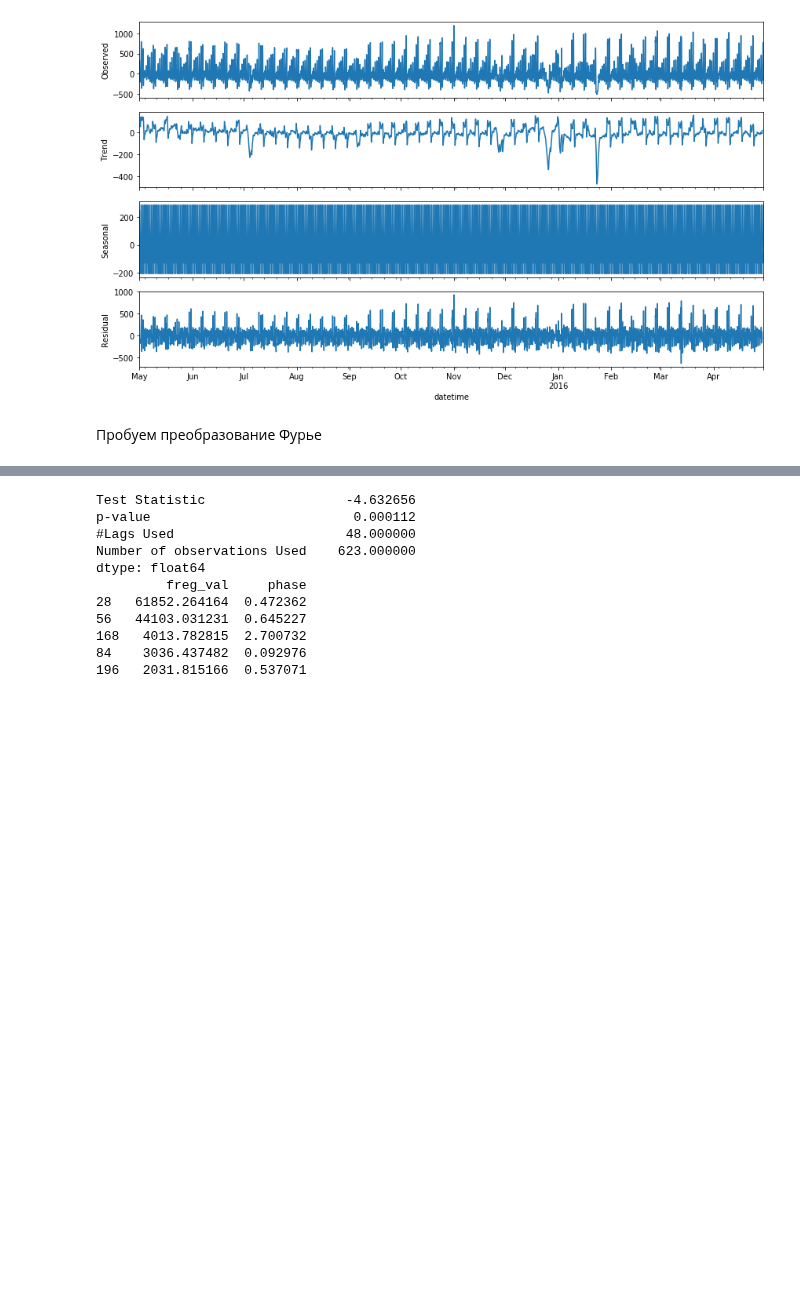
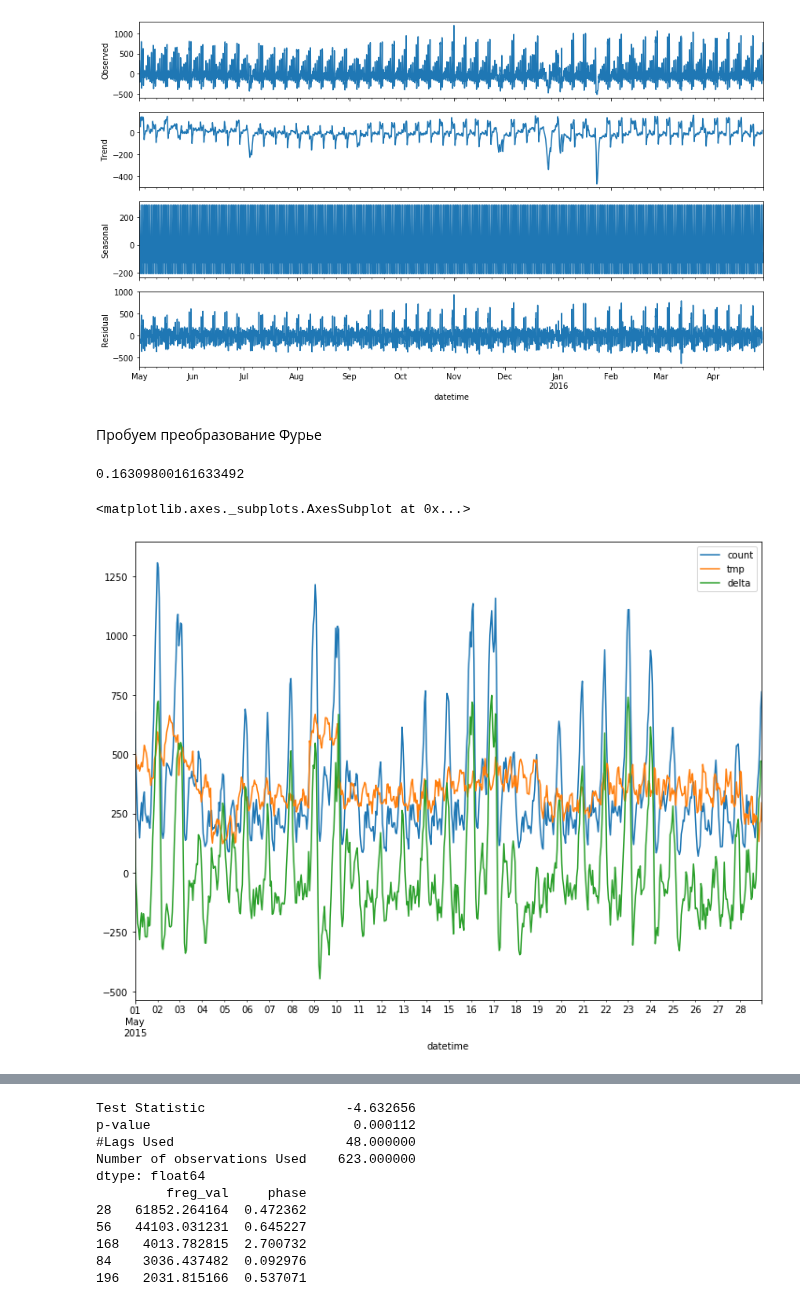
Before and after one commit to dminikorenb/DataLearning, a Jupyter notebook: 3-Taxi/dminik6_part3_w3.ipynb, the cells around one changed output, grey strips where cells are left out. Drawn from its saved outputs; the diff is of its cells as text; code cells hidden in the pictures; blank space fills up the shorter version.

```diff
--- a/3-Taxi/dminik6_part3_w3.ipynb
+++ b/3-Taxi/dminik6_part3_w3.ipynb
@@ -243,3 +243,48 @@ decomp.plot();
 [figure]
 # %% [markdown]
 Пробуем преобразование Фурье
+# %%
+# stmp = s.head(7*52*24).copy()
+stmp = s.head(7*4*24).copy()
+stmp = stmp.dropna()
+
+sample_freq = np.fft.fftfreq(stmp.shape[0], d=1)
+Y = np.fft.fft(stmp['count'].values)
+
+power = np.abs(Y)
+N = len(power) // 2
+df_fft = pd.DataFrame(power[:N], columns=['freg_val'])
+df_fft['freg'] = sample_freq[:N]
+df_fft['phase'] = np.angle(Y[:N])
+df_fft['days'] = 1. / (24.* df_fft['freg'])
+df_fft.sort_values(by='freg_val', ascending=False, inplace=True)
+# df_freg = df_fft[ (df_fft.freg  == 0.) | ( abs(df_fft.days - round(df_fft.days)) < 0.001) ].head(10)
+#df_freg = df_fft[   abs(df_fft.days - round(df_fft.days)) < 0.001 ].head(10)
+# df_freg = df_fft[ (df_fft.freg  > 0.) & (df_fft.days >= 1.) ].head(100)
+df_freg = df_fft[ (df_fft.freg  > 0.)  ].head(50)
+# print(df_freg)
+X = []
+lval = df_freg['freg_val'].values.tolist()
+lfregs = df_freg['freg'].values.tolist()
+lphase = df_freg['phase'].values.tolist()
+
+for i in range(0, len(stmp)):
+    lx = [val * math.sin(phase + i*2.*math.pi / freg )  for val, freg, phase in zip(lval, lfregs, lphase)]
+    X.append(lx)
+
+lr = LinearRegression()
+lr.fit( X , stmp['count'].values)
+print(lr.score(X , stmp['count'].values))
+y_test = lr.predict(X)
+
+
+stmp['tmp'] = y_test
+# stmp['tmp'].plot()
+stmp['delta'] = stmp['count'] - stmp['tmp']
+stmp[['count',  'tmp', 'delta']].plot()
+
+# df_freg
+# %% [output]
+0.16309800161633492
+<matplotlib.axes._subplots.AxesSubplot at 0x...>
+[figure, added]
```
Also changed, not shown: parts of 2 cells of this notebook.
